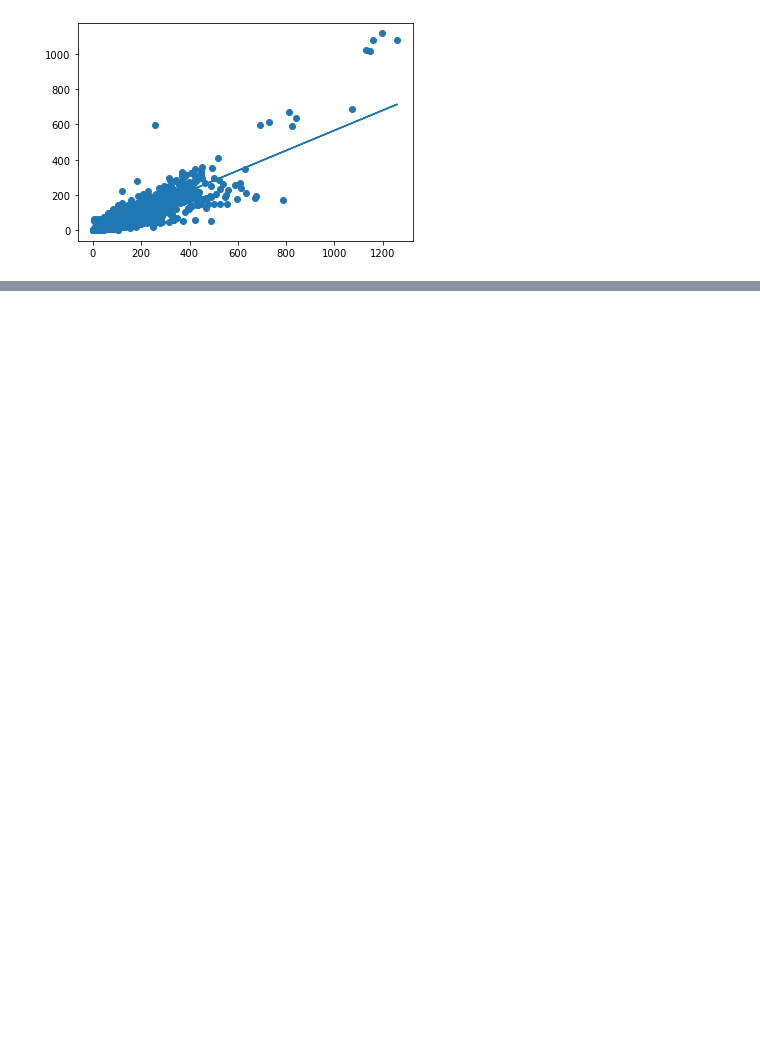
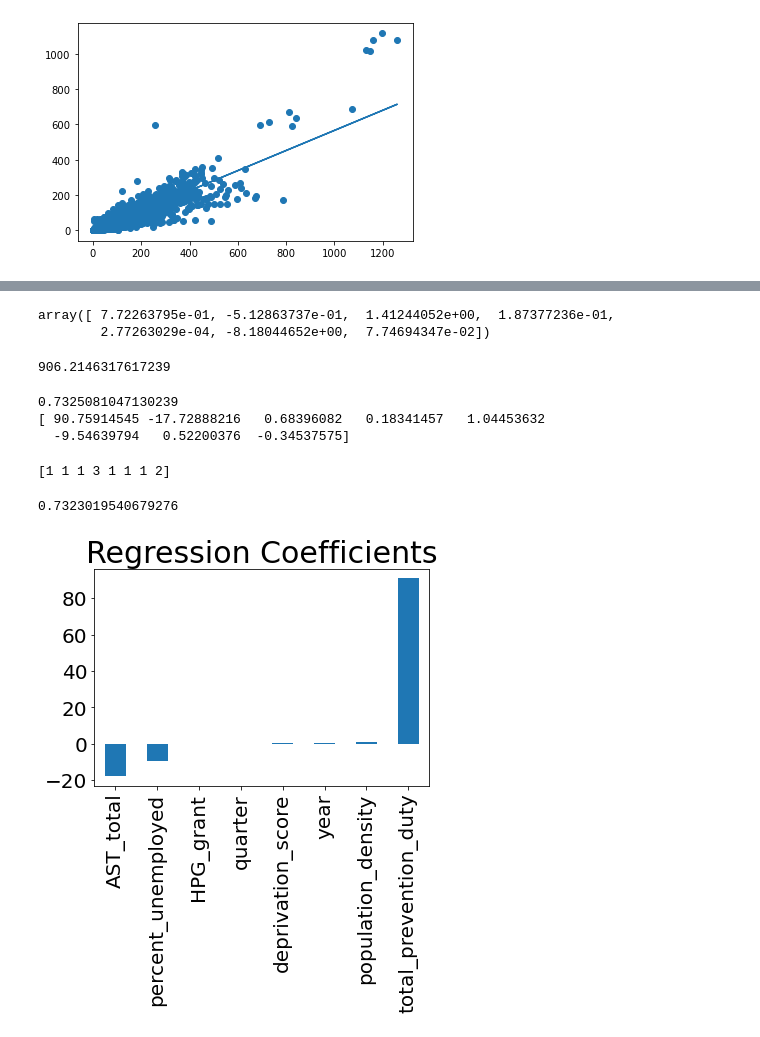
Before and after one commit to lu-fisher/Homelessness-reasons, a Jupyter notebook: Linear regression.ipynb, the cells around one changed output, grey strips where cells are left out. Drawn from its saved outputs; the diff is of its cells as text; code cells hidden in the pictures; blank space fills up the shorter version.

```diff
--- a/Linear regression.ipynb
+++ b/Linear regression.ipynb
@@ -24,0 +47,2 @@ print(model.predict(np.array(250).reshape(1, -1)))
+# %%
+df = df.dropna()
@@ -24,0 +92,62 @@ print(model.predict(np.array(250).reshape(1, -1)))
+# %%
+model.coef_
+# %% [output]
+array([ 7.72263795e-01, -5.12863737e-01,  1.41244052e+00,  1.87377236e-01,
+        2.77263029e-04, -8.18044652e+00,  7.74694347e-02])
+# %%
+from sklearn.metrics import mean_squared_error
+mean_squared_error(y_test, y_pred)
+# %% [output]
+906.2146317617239
+# %%
+X = df.dropna()[['total_prevention_duty', 'AST_total', 'year', 'quarter', 'population_density', 'percent_unemployed', 'deprivation_score', 'HPG_grant']]
+y = df.dropna()['total_successful_prevention']
+
+X_test, X_train, y_test, y_train = train_test_split(X, y, test_size=0.2, random_state=42)
+
+from sklearn.preprocessing import StandardScaler
+scaler = StandardScaler()
+scaler.fit(X_train)
+X_train = scaler.transform(X_train)
+X_test = scaler.transform(X_test)
+
+model = LinearRegression()
+model.fit(X_train, y_train)
+y_pred = model.predict(X_test)
+
+(print(model.score(X_test, y_test)))
+(print(model.coef_))
+# %% [output]
+0.7325081047130239
+[ 90.75914545 -17.72888216   0.68396082   0.18341457   1.04453632
+  -9.54639794   0.52200376  -0.34537575]
+# %%
+from sklearn.feature_selection import RFE
+
+# Initialize RFE with the linear regression model and the desired number of features to select
+rfe = RFE(model, n_features_to_select=6)
+
+# Fit RFE on the training data to select the most important features
+rfe.fit(X_train, y_train)
+
+# Get the selected features
+selected_features = X.columns[rfe.support_]
+selected_features
+
+print(rfe.ranking_)
+# %% [output]
+[1 1 1 3 1 1 1 2]
+# %%
+rfe.score(X_test, y_test)
+# %% [output]
+0.7323019540679276
+# %%
+predictors = X.columns
+coef = pd.Series(model.coef_,predictors).sort_values()
+
+plt.figure()
+coef.plot(kind='bar', fontsize = 20)
+plt.title ("Regression Coefficients", fontsize = 30)
+plt.show()
+# %% [output]
+[figure, added]
```
Also changed, not shown: parts of 9 cells of this notebook, 12 other files.
